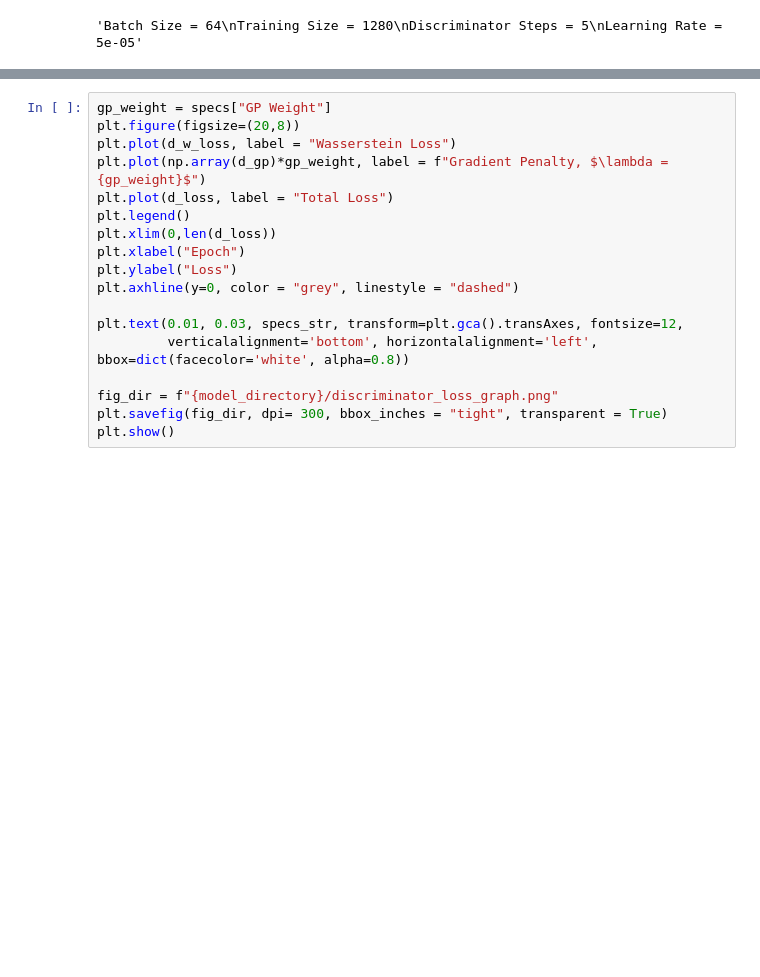
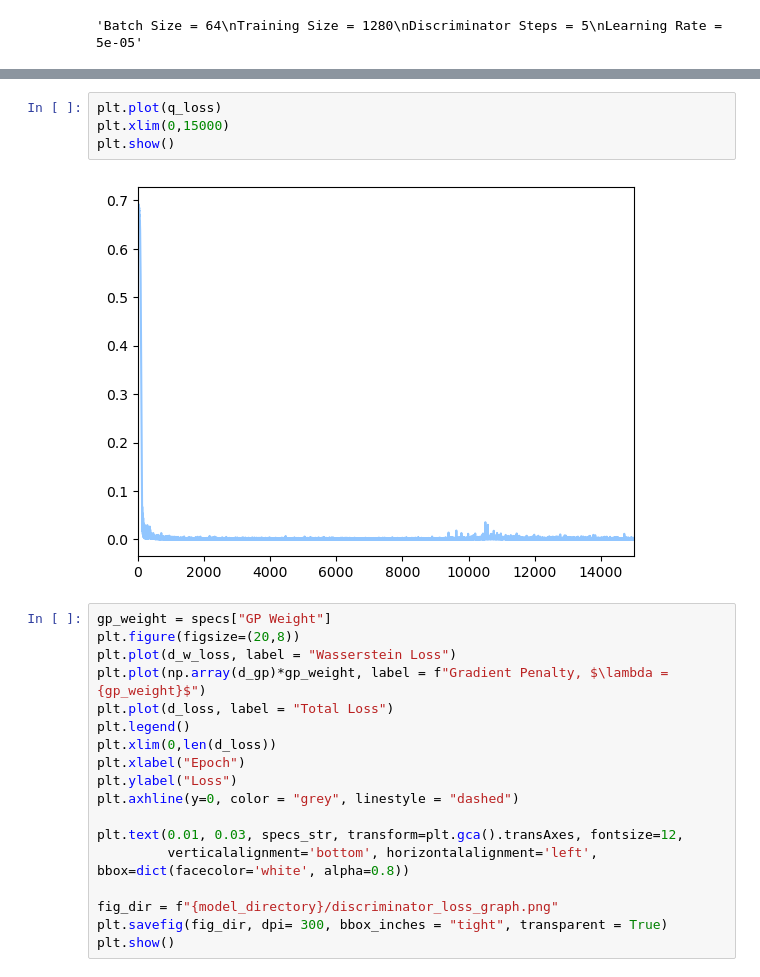
Before and after one commit to JaydenDave/decoding-animimal-communication, a Jupyter notebook: winfoGAN/model_testing.ipynb, the cells around one changed output, grey strips where cells are left out. Cells and saved outputs as stored; diff of their text form; blank space fills up the shorter version.

```diff
--- a/winfoGAN/model_testing.ipynb
+++ b/winfoGAN/model_testing.ipynb
@@ -238,3 +292,9 @@ plt.show()
+# %%
+plt.plot(q_loss)
+plt.xlim(0,15000)
+plt.show()
+# %% [output]
+[figure, added]
 # %%
 gp_weight = specs["GP Weight"]
 plt.figure(figsize=(20,8))
```
Also changed, not shown: parts of 12 cells of this notebook, 7 other files.
